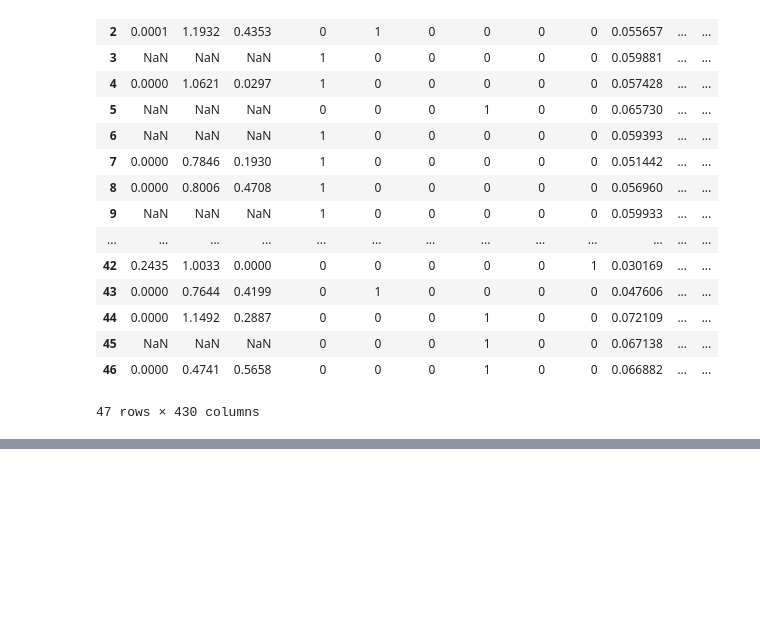
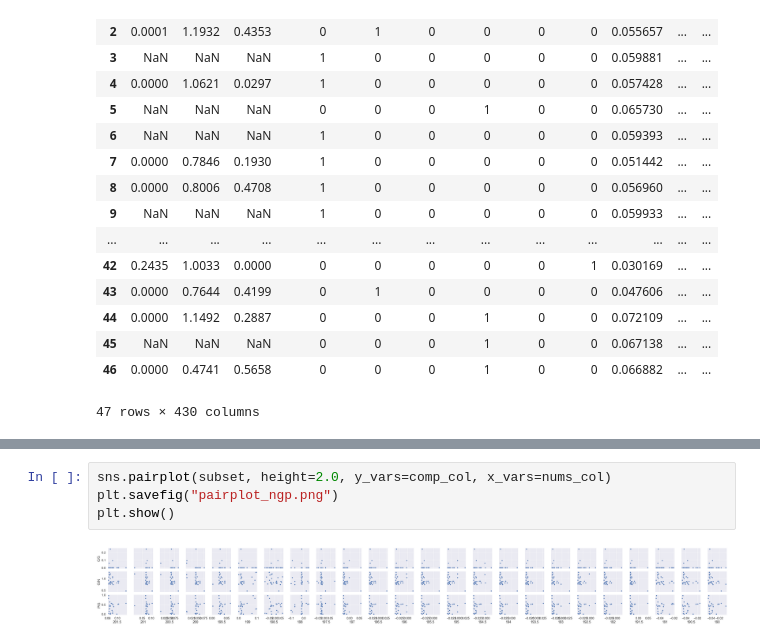
Before and after one commit to jorgeberrezueta/QuimioV2, a Jupyter notebook: main.ipynb, the cells around one changed output, grey strips where cells are left out. Cells and saved outputs as stored; diff of their text form; blank space fills up the shorter version.

```diff
--- a/main.ipynb
+++ b/main.ipynb
@@ -336,0 +348,6 @@ plt.show()
+# %%
+sns.pairplot(subset, height=2.0, y_vars=comp_col, x_vars=nums_col)
+plt.savefig("pairplot_ngp.png")
+plt.show()
+# %% [output]
+[figure, added]
```
Also changed, not shown: parts of 13 cells of this notebook, 9 other files.
